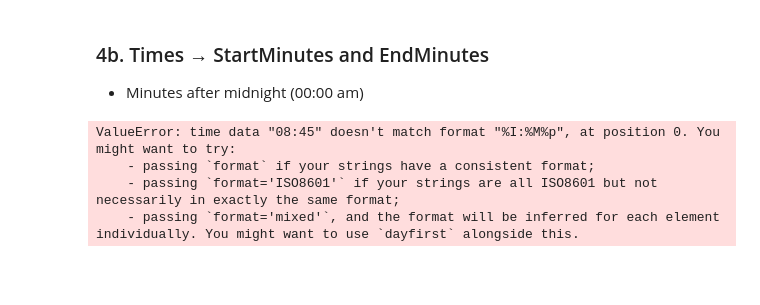
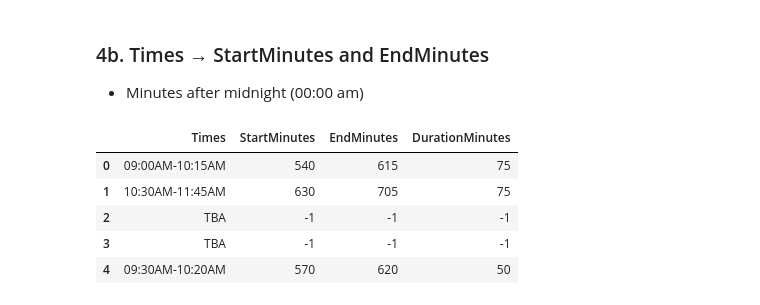
Before and after one commit to 7HE-LUCKY-FISH/major_map, a Jupyter notebook: notebooks/Major_Map_Hoang_Nguyen.ipynb, the cells around one changed output. Cells and saved outputs as stored; diff of their text form; code cells hidden in the pictures; blank space fills up the shorter version.

```diff
--- a/notebooks/Major_Map_Hoang_Nguyen.ipynb
+++ b/notebooks/Major_Map_Hoang_Nguyen.ipynb
@@ -263,5 +263,6 @@ Name: Title, dtype: object
 # %%
 print("Unique Satifies values:", df_preprocess['Satifies'].unique())
+df_preprocess['Satifies'] = df_preprocess['Satifies'].fillna('MajorOnly')
 print('------------------------------------------------------------')
 print("Missing Satifies:", df_preprocess['Satifies'].isna().sum())
 # %% [output]
@@ -517,42 +518,40 @@ df_engineer[['Section', 'Dept', 'CourseNumber', 'CourseCode']].head()
 * Minutes after midnight (00:00 am)
 # %%
 def parse_time_range(s):
-  if pd.isna(s):
-    return pd.NA, pd.NA, pd.NA
-  # Skip TBA or anything without a '-'
-  s = str(s).strip()
   if s == "TBA" or "-" not in s:
-    return pd.NA, pd.NA, pd.NA
+    return -1, -1, -1
 
   # s looks like "09:00AM-10:15AM"
   # split the start and end with '-'
   start_str, end_str = s.split('-')
 
   # parse each part as time
   # format='%I:%M%p'
   # %I = hour in 12-hour clock (01-12)
   # %M = minutes (00-59)
   # %p = AM/PM
   start_dt = pd.to_datetime(start_str, format='%I:%M%p')
   end_dt   = pd.to_datetime(end_str,   format='%I:%M%p')
 
   # convert to "minutes since midnight"
   start_min = start_dt.hour * 60 + start_dt.minute
   end_min = end_dt.hour * 60 + end_dt.minute
 
   # section duration
   duration_min = end_min - start_min
 
   return start_min, end_min, duration_min
 
 # Apply to df_model['Times'] and create three new columns
 df_engineer[['StartMinutes', 'EndMinutes', 'DurationMinutes']] = df_engineer['Times'].apply(
     lambda s: pd.Series(parse_time_range(s))
 )
 
 df_engineer[['Times', 'StartMinutes', 'EndMinutes', 'DurationMinutes']].head()
 # %% [output]
-ValueError: time data "08:45" doesn't match format "%I:%M%p", at position 0. You might want to try:
-    - passing `format` if your strings have a consistent format;
-    - passing `format='ISO8601'` if your strings are all ISO8601 but not necessarily in exactly the same format;
-    - passing `format='mixed'`, and the format will be inferred for each element individually. You might want to use `dayfirst` alongside this.
+|  | Times | StartMinutes | EndMinutes | DurationMinutes |
+| 0 | 09:00AM-10:15AM | 540 | 615 | 75 |
+| 1 | 10:30AM-11:45AM | 630 | 705 | 75 |
+| 2 | TBA | -1 | -1 | -1 |
+| 3 | TBA | -1 | -1 | -1 |
+| 4 | 09:30AM-10:20AM | 570 | 620 | 50 |
```
Also changed, not shown: parts of 29 cells of this notebook.
